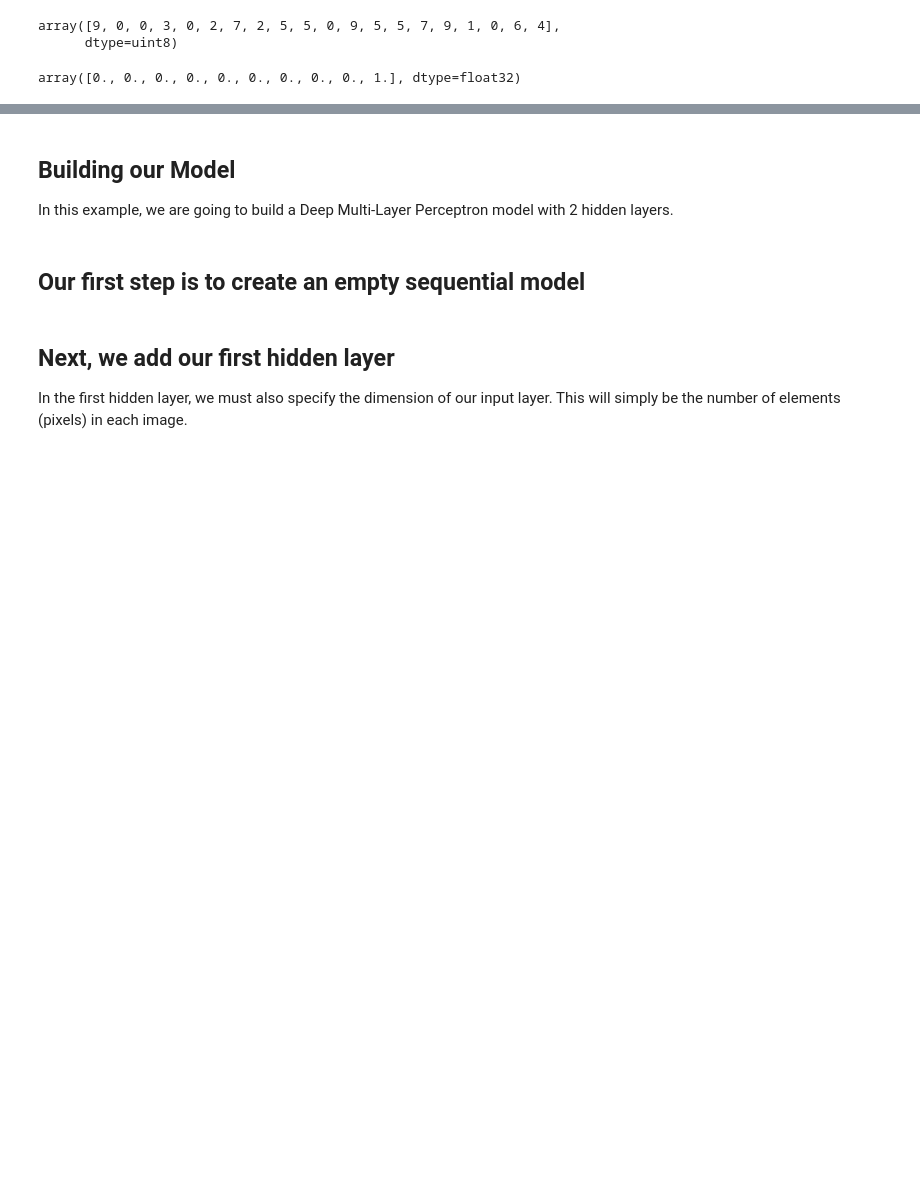
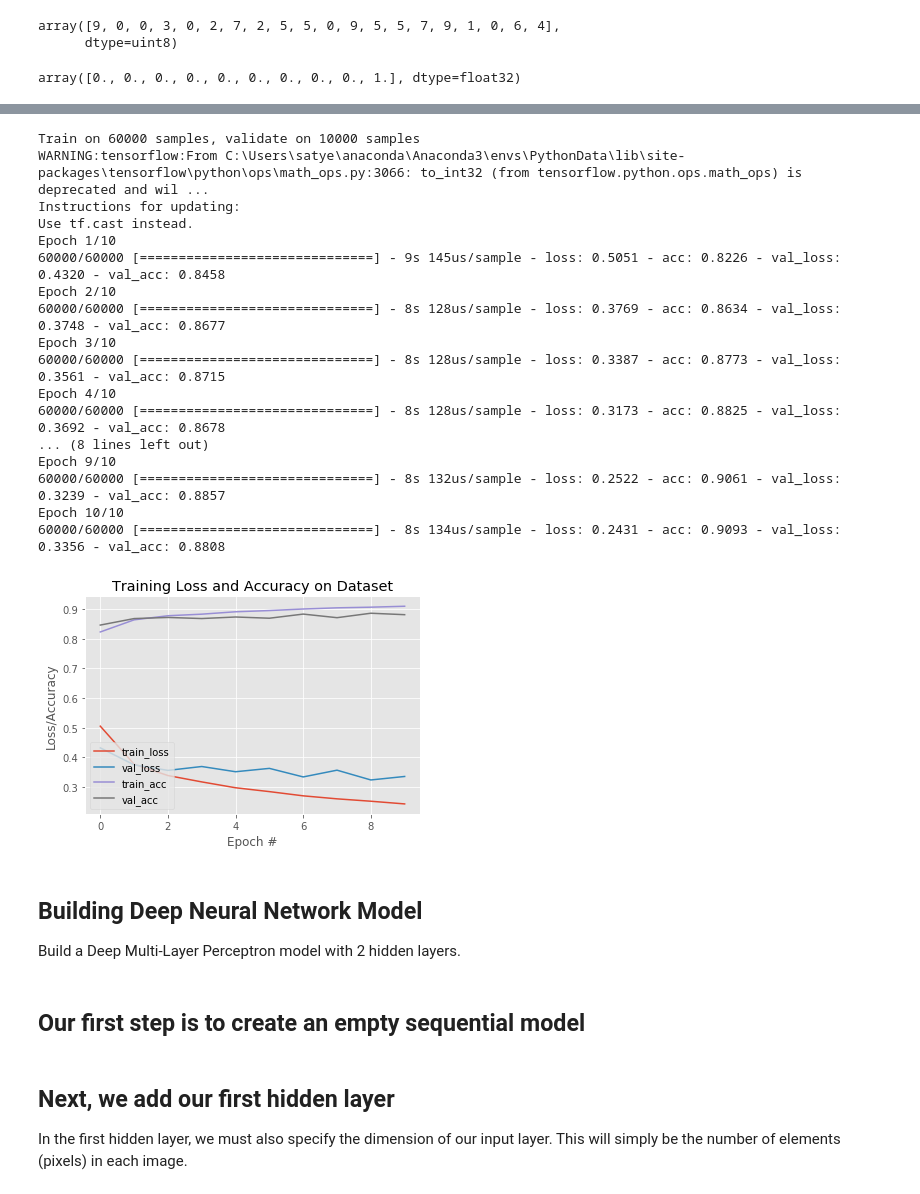
Before and after one commit to miiinaa223/FinalProject, a Jupyter notebook: Code/MNIST_Main_v1.ipynb, the cells around one changed output, grey strips where cells are left out. Cells and saved outputs as stored; diff of their text form; code cells hidden in the pictures; blank space fills up the shorter version.

Commit message:
New code add for Normal model

```diff
--- a/Code/MNIST_Main_v1.ipynb
+++ b/Code/MNIST_Main_v1.ipynb
@@ -90,0 +93,6 @@ array([0., 0., 0., 0., 0., 0., 0., 0., 0., 1.], dtype=float32)
+# %%
+# Create a normal neural network with input, output and one hidden layer
+
+model_normal = Sequential()
+model_normal.add(Dense(100, activation='relu', input_dim=X_train.shape[1]))
+model_normal.add(Dense(num_classes, activation='softmax'))
@@ -91,7 +118,48 @@ array([0., 0., 0., 0., 0., 0., 0., 0., 0., 1.], dtype=float32)
+# %%
+# Compile the model_normal
+model_normal.compile(optimizer='adam',
+              loss='categorical_crossentropy',
+              metrics=['accuracy'])
+# %%
+# Train the Model
+H = model_normal.fit(X_train, y_train, validation_data=(X_test, y_test), epochs=10)
+
+# Plot the training loss and accuracy
+N = 10
+plt.style.use("ggplot")
+plt.figure()
+plt.plot(np.arange(0, N), H.history["loss"], label="train_loss")
+plt.plot(np.arange(0, N), H.history["val_loss"], label="val_loss")
+plt.plot(np.arange(0, N), H.history["acc"], label="train_acc")
+plt.plot(np.arange(0, N), H.history["val_acc"], label="val_acc")
+plt.title("Training Loss and Accuracy on Dataset")
+plt.xlabel("Epoch #")
+plt.ylabel("Loss/Accuracy")
+plt.legend(loc="lower left")
+plt.savefig("plot_normal.png")
+# %% [output]
+Train on 60000 samples, validate on 10000 samples
+WARNING:tensorflow:From C:\Users\satye\anaconda\Anaconda3\envs\PythonData\lib\site-packages\tensorflow\python\ops\math_ops.py:3066: to_int32 (from tensorflow.python.ops.math_ops) is deprecated and wil ...
+Instructions for updating:
+Use tf.cast instead.
+Epoch 1/10
+60000/60000 [==============================] - 9s 145us/sample - loss: 0.5051 - acc: 0.8226 - val_loss: 0.4320 - val_acc: 0.8458
+Epoch 2/10
+60000/60000 [==============================] - 8s 128us/sample - loss: 0.3769 - acc: 0.8634 - val_loss: 0.3748 - val_acc: 0.8677
+Epoch 3/10
+60000/60000 [==============================] - 8s 128us/sample - loss: 0.3387 - acc: 0.8773 - val_loss: 0.3561 - val_acc: 0.8715
+Epoch 4/10
+60000/60000 [==============================] - 8s 128us/sample - loss: 0.3173 - acc: 0.8825 - val_loss: 0.3692 - val_acc: 0.8678
+... (8 lines left out)
+Epoch 9/10
+60000/60000 [==============================] - 8s 132us/sample - loss: 0.2522 - acc: 0.9061 - val_loss: 0.3239 - val_acc: 0.8857
+Epoch 10/10
+60000/60000 [==============================] - 8s 134us/sample - loss: 0.2431 - acc: 0.9093 - val_loss: 0.3356 - val_acc: 0.8808
+[figure, added]
 # %% [markdown]
-## Building our Model
+## Building Deep Neural Network Model
 
-In this example, we are going to build a Deep Multi-Layer Perceptron model with 2 hidden layers.
+Build a Deep Multi-Layer Perceptron model with 2 hidden layers.
 # %% [markdown]
 ## Our first step is to create an empty sequential model
 # %%
```
Also changed, not shown: parts of 9 cells of this notebook, 4 other files.
